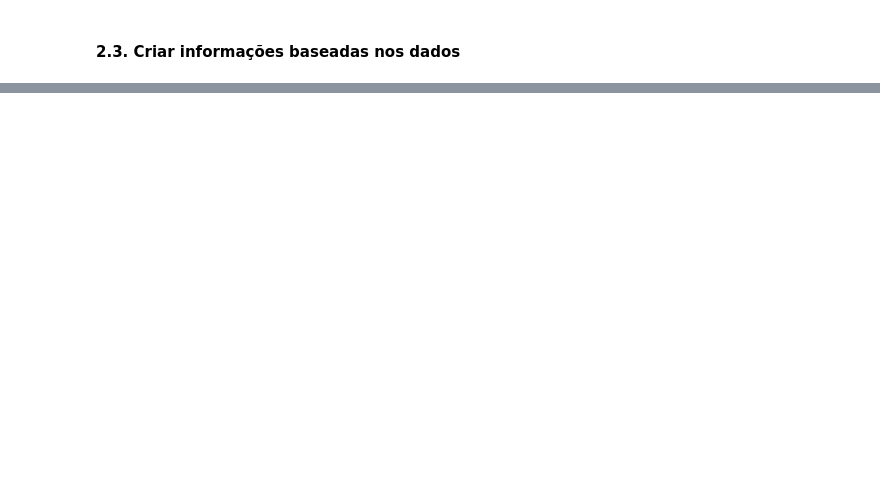
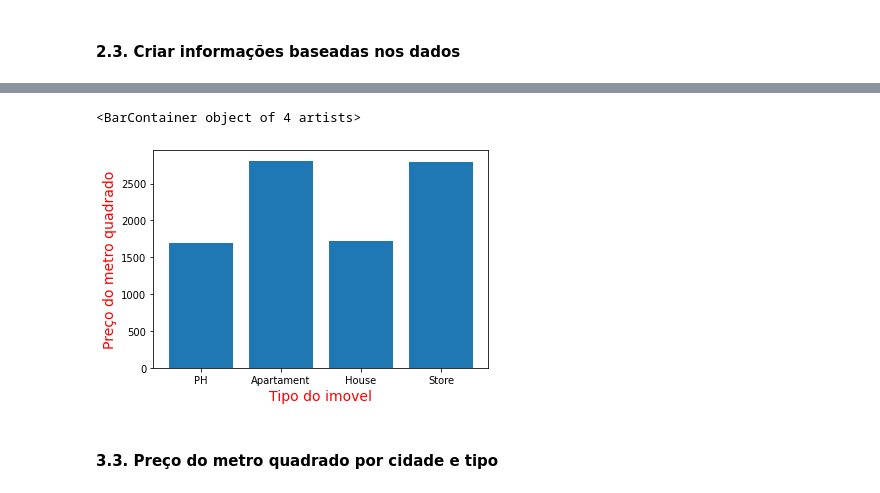
Before and after one commit to lidiambsouza/price_properties, a Jupyter notebook: price_properties.ipynb, the cells around one changed output, grey strips where cells are left out. Drawn from its saved outputs; the diff is of its cells as text; code cells hidden in the pictures; blank space fills up the shorter version.

```diff
--- a/price_properties.ipynb
+++ b/price_properties.ipynb
@@ -78,0 +161,37 @@ KeyError: 'price_usd'
+# %%
+array = dfmerge.to_numpy()
+
+PH = []
+apartment = []
+house = []
+store = []
+
+for i in range(len(array.T[0])):
+    if array.T[0][i] == 'PH':
+        PH.append(array.T[11][i])
+    if array.T[0][i] == 'apartment':
+        apartment.append(array.T[11][i])
+    if array.T[0][i] == 'house':
+        house.append(array.T[11][i])
+    if array.T[0][i] == 'store':
+        store.append(array.T[11][i])
+
+media_PH = np.mean(PH)
+media_ap = np.mean(apartment)
+media_houseH = np.mean(house)
+media_store = np.mean(store)
+
+x = ['PH', 'Apartament', 'House', 'Store']
+
+y = [media_PH, media_ap, media_houseH, media_store]
+
+
+plt.xlabel('Tipo do imovel', fontsize=14, color='red')
+plt.ylabel('Preço do metro quadrado', fontsize=14, color='red')
+
+plt.bar (x, y)
+# %% [output]
+<BarContainer object of 4 artists>
+[figure, added]
+# %% [markdown]
+<h4>3.3. Preço do metro quadrado por cidade e tipo</h4>
```
Also changed, not shown: parts of 16 cells of this notebook.
